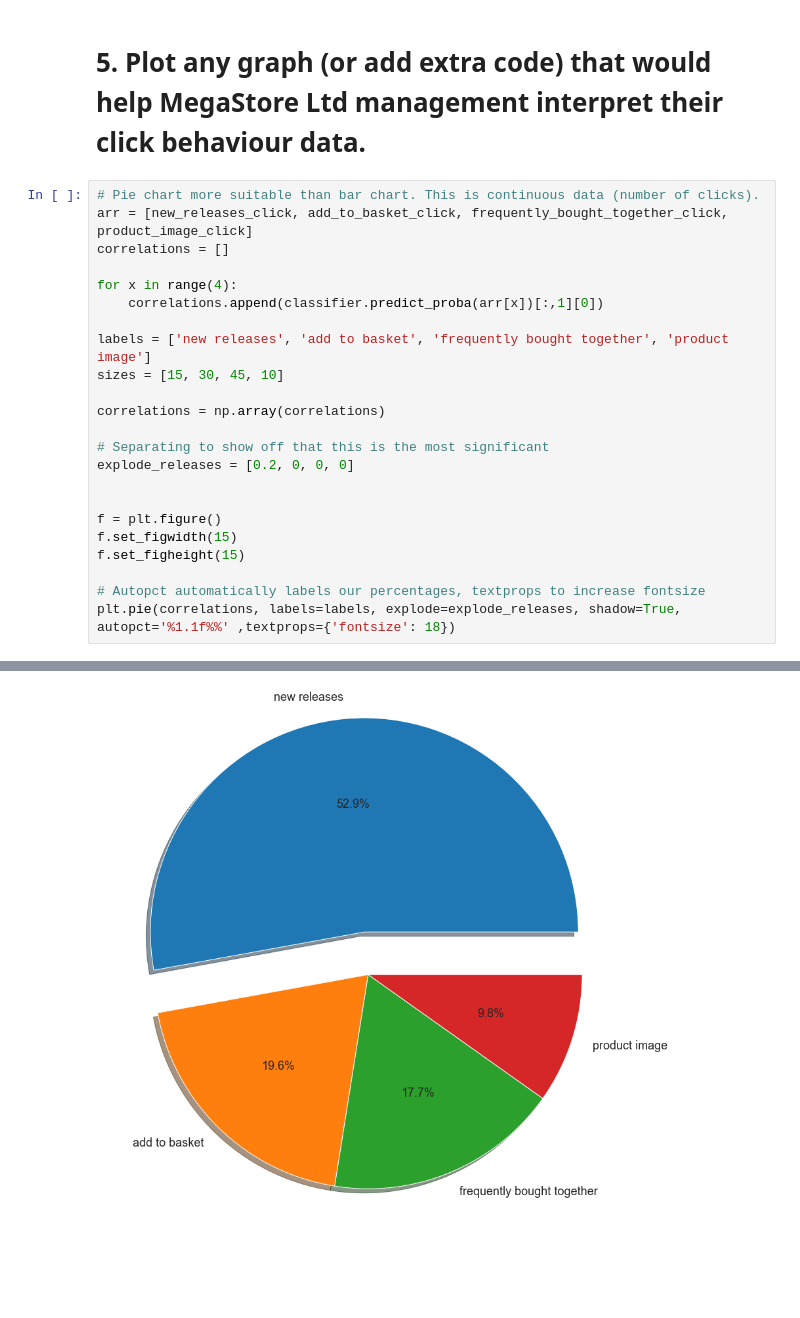
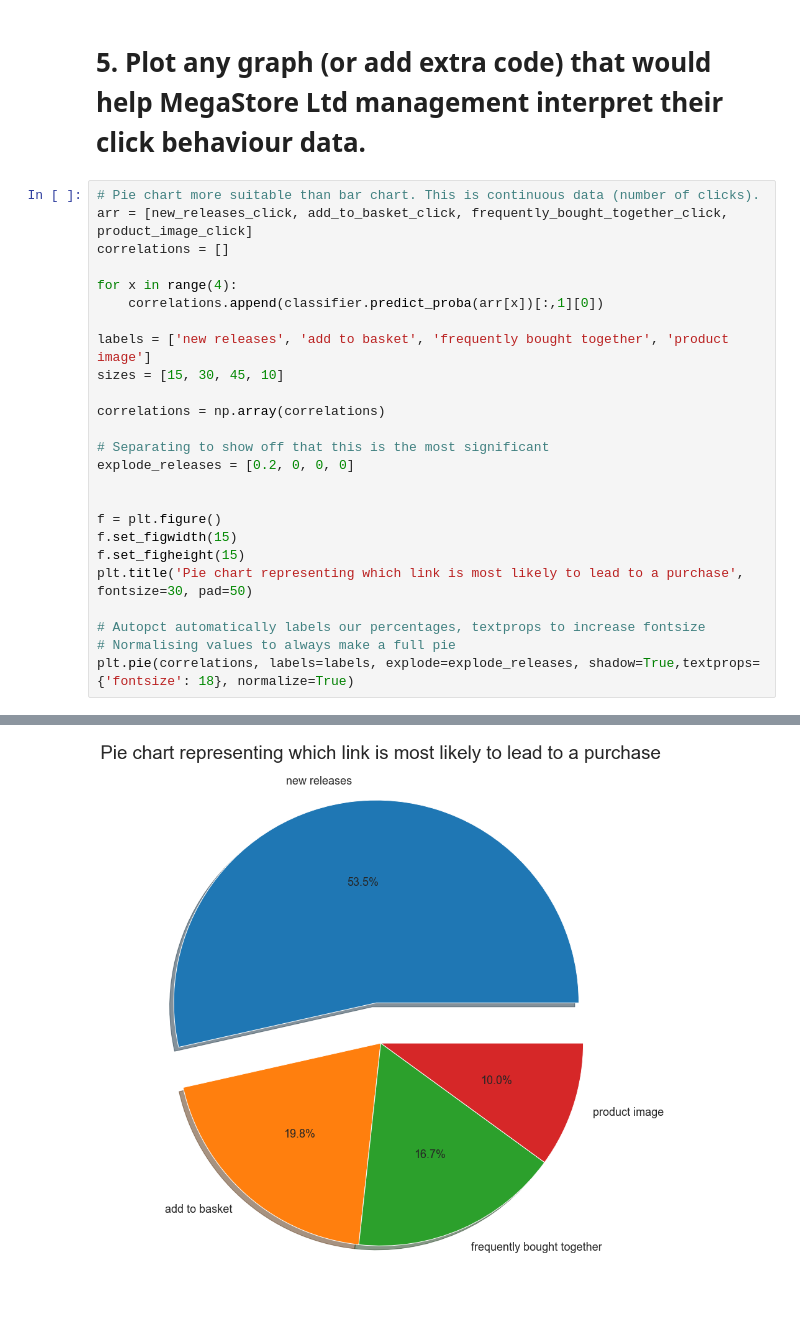
Before and after one commit to jakewarrenblack/research_and_analytics, a Jupyter notebook: Problem_2/Problem 2.ipynb, the cells around one changed output, grey strips where cells are left out. Cells and saved outputs as stored; diff of their text form; blank space fills up the shorter version.

```diff
--- a/Problem_2/Problem 2.ipynb
+++ b/Problem_2/Problem 2.ipynb
@@ -169,9 +168,11 @@ explode_releases = [0.2, 0, 0, 0]
 f = plt.figure()
 f.set_figwidth(15)
 f.set_figheight(15)
+plt.title('Pie chart representing which link is most likely to lead to a purchase', fontsize=30, pad=50)
 
 # Autopct automatically labels our percentages, textprops to increase fontsize
-plt.pie(correlations, labels=labels, explode=explode_releases, shadow=True, autopct='%1.1f%%' ,textprops={'fontsize': 18})
+# Normalising values to always make a full pie
+plt.pie(correlations, labels=labels, explode=explode_releases, shadow=True,textprops={'fontsize': 18}, normalize=True)
 # %% [output]
 ([<matplotlib.patches.Wedge at 0x...>,
   <matplotlib.patches.Wedge at 0x...>,
@@ -188 +189 @@ plt.pie(correlations, labels=labels, explode=explode_releases, shadow=True, auto
-[figure, old version]
+[figure, new version]
```
Also changed, not shown: parts of 10 cells of this notebook, 3 other files.
